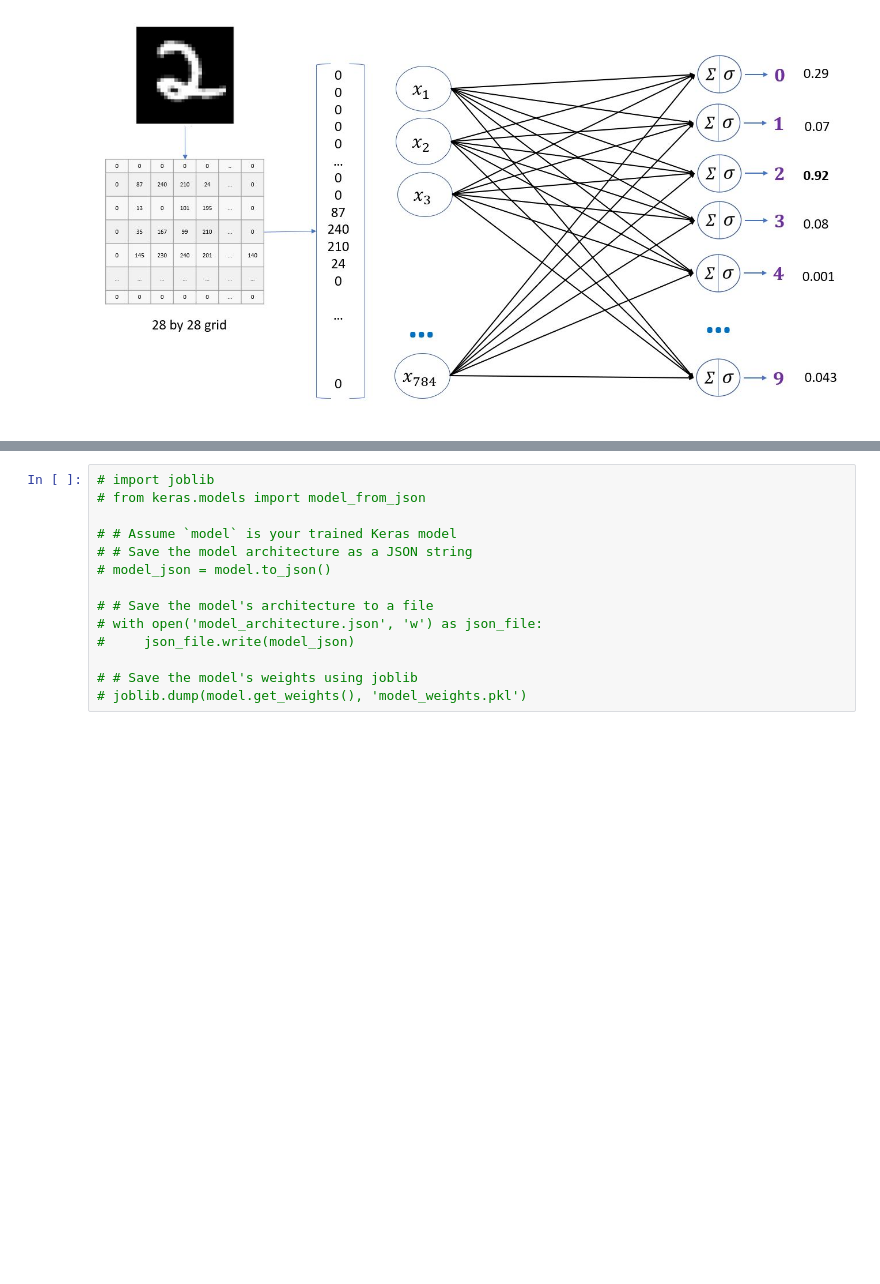
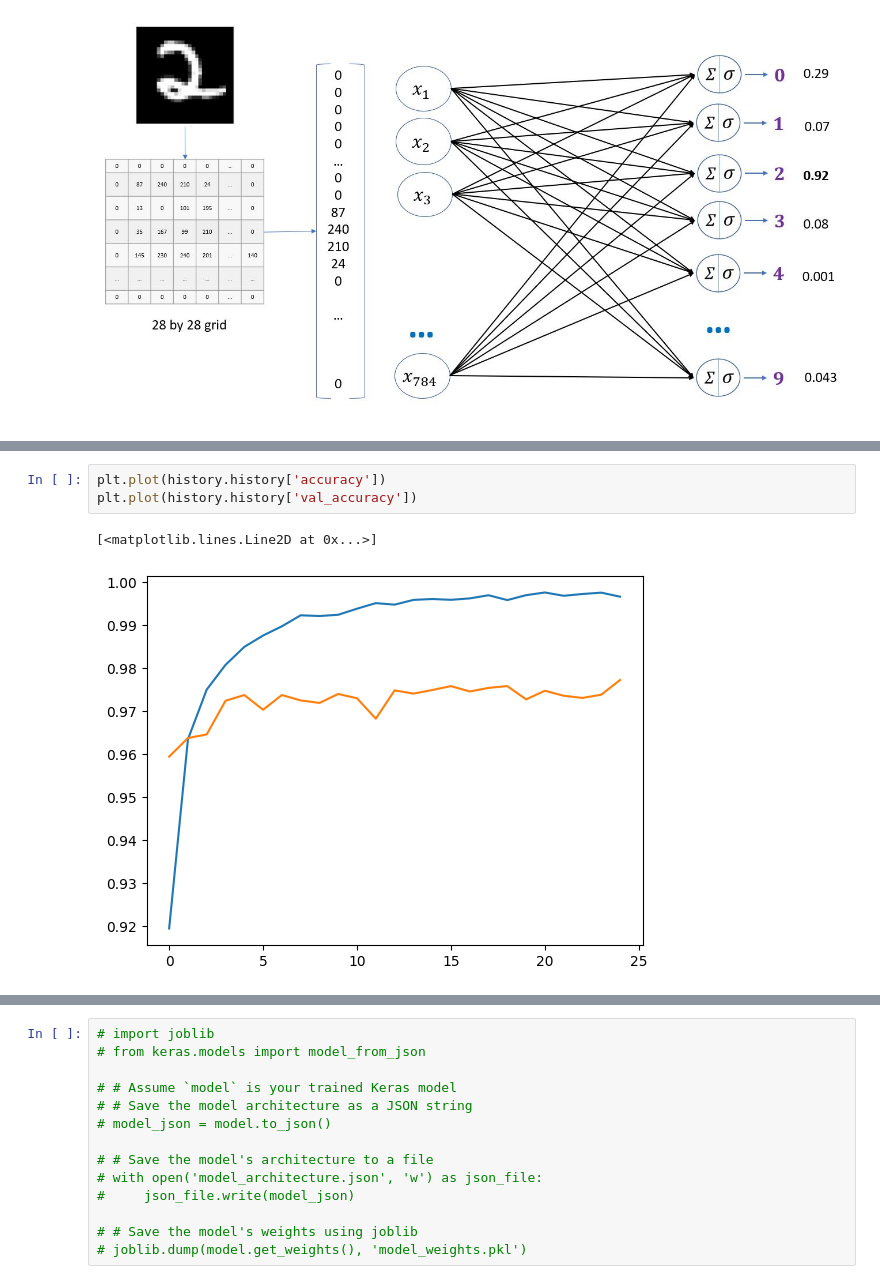
Before and after one commit to ChiefBibek/Handwritten-digit-recognition-, a Jupyter notebook: digits_recognition_neural_network.ipynb, the cells around one changed output, grey strips where cells are left out. Drawn from its saved outputs; the diff is of its cells as text; blank space fills up the shorter version.

```diff
--- a/digits_recognition_neural_network.ipynb
+++ b/digits_recognition_neural_network.ipynb
@@ -141 +145,7 @@ array([3.44847403e-02, 2.76491193e-07, 7.09241629e-02, 9.45996761e-01,
+# %%
+plt.plot(history.history['accuracy'])
+plt.plot(history.history['val_accuracy'])
+# %% [output]
+[<matplotlib.lines.Line2D at 0x...>]
+[figure, added]
 # %%
```
Also changed, not shown: parts of 28 cells of this notebook, 1 other file.
